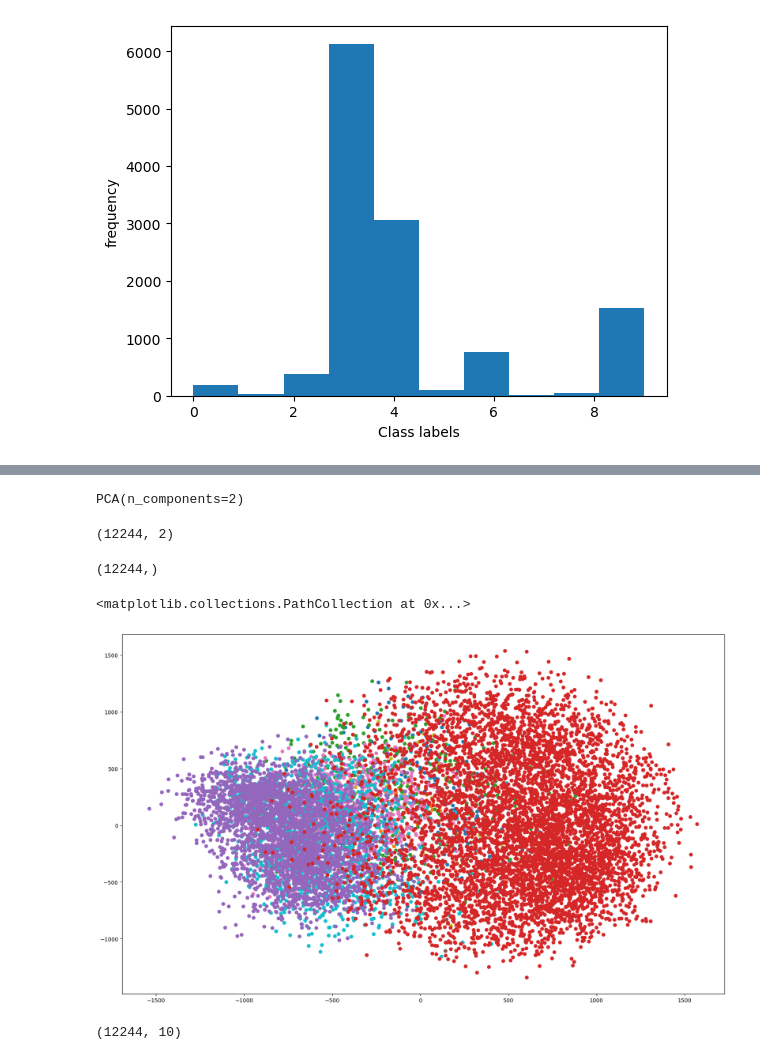
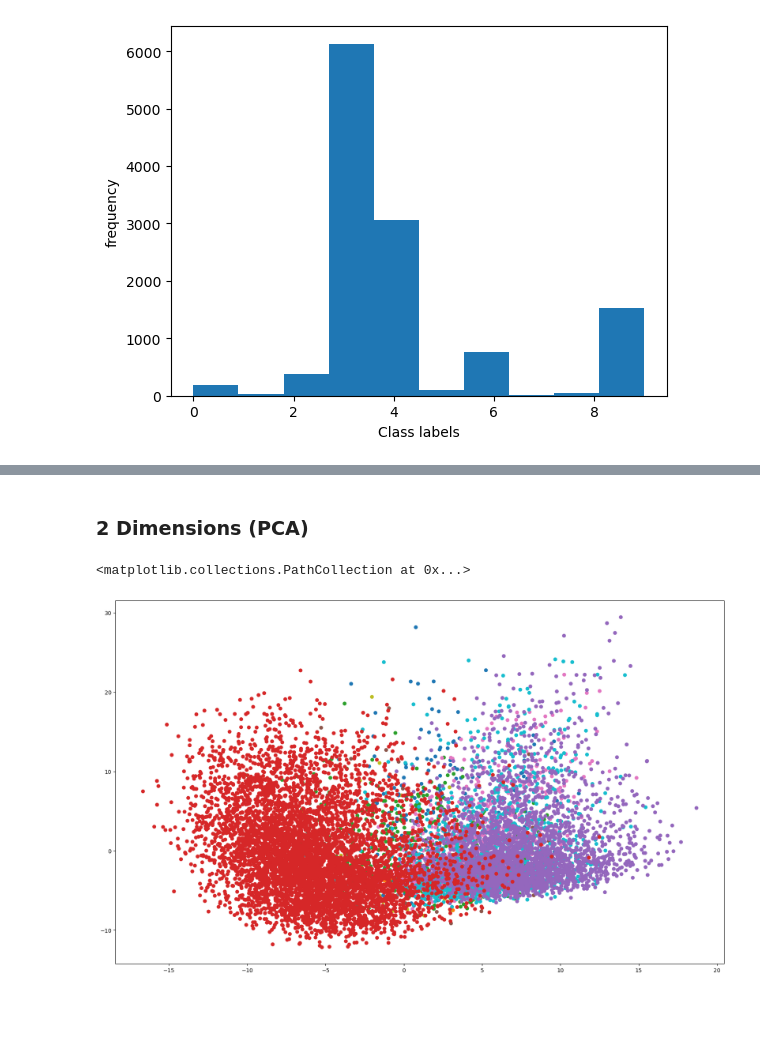
Before and after one commit to mangesh-sakordekar/Anomaly-Detection, a Jupyter notebook: Assignments/Assignment 02/CSC730_Assignment2.ipynb, the cells around one changed output, grey strips where cells are left out. Drawn from its saved outputs; the diff is of its cells as text; code cells hidden in the pictures; blank space fills up the shorter version.

```diff
--- a/Assignments/Assignment 02/CSC730_Assignment2.ipynb
+++ b/Assignments/Assignment 02/CSC730_Assignment2.ipynb
@@ -56 +81,4 @@ def fuzzy_c_means(data, num_clusters, fuzziness, max_iter=100, tolerance=1e-4):
+# %%
+# normalize - scales pixel values to a range of 0 to 1
+X_norm = X/255.0
 # %%
@@ -101,5 +107,0 @@ from sklearn.decomposition import PCA
-# %%
-pca = PCA(n_components=2)
-pca.fit(X)
-# %% [output]
-PCA(n_components=2)
@@ -108,15 +108,15 @@ d2 = pca.transform(X)
-# %%
-d2.shape
-# %% [output]
-(12244, 2)
-# %%
-d2[:,0].shape
-# %% [output]
-(12244,)
+# %% [markdown]
+### 2 Dimensions (PCA)
+# %%
+# standardize - scale features so that they have mean of 0 and a std dev of 1.
+X_scaled = StandardScaler().fit_transform(X_norm)
+# %%
+pca = PCA(n_components = 2)
+X_pca = pca.fit_transform(X_scaled)
 # %%
 plt.figure(figsize=(20,12))
-plt.scatter(d2[:, 0], d2[:,1], c=y, cmap='tab10')
+plt.scatter(X_pca[:, 0], X_pca[:,1], c=y, cmap='tab10')
 # %% [output]
 <matplotlib.collections.PathCollection at 0x...>
-[figure, old version]
+[figure, new version]
 # %%
@@ -124,8 +124,4 @@ data = d2
 num_clusters = 10
 fuzziness = 1.1 # a parameter controlling the degree of fuzziness (usually set between 1.1 and 2)
 centers, membership = fuzzy_c_means(data, num_clusters, fuzziness, 1000)
-# %%
-membership.shape
-# %% [output]
-(12244, 10)
 # %%
```
Also changed, not shown: parts of 30 cells of this notebook, 4 other files.
